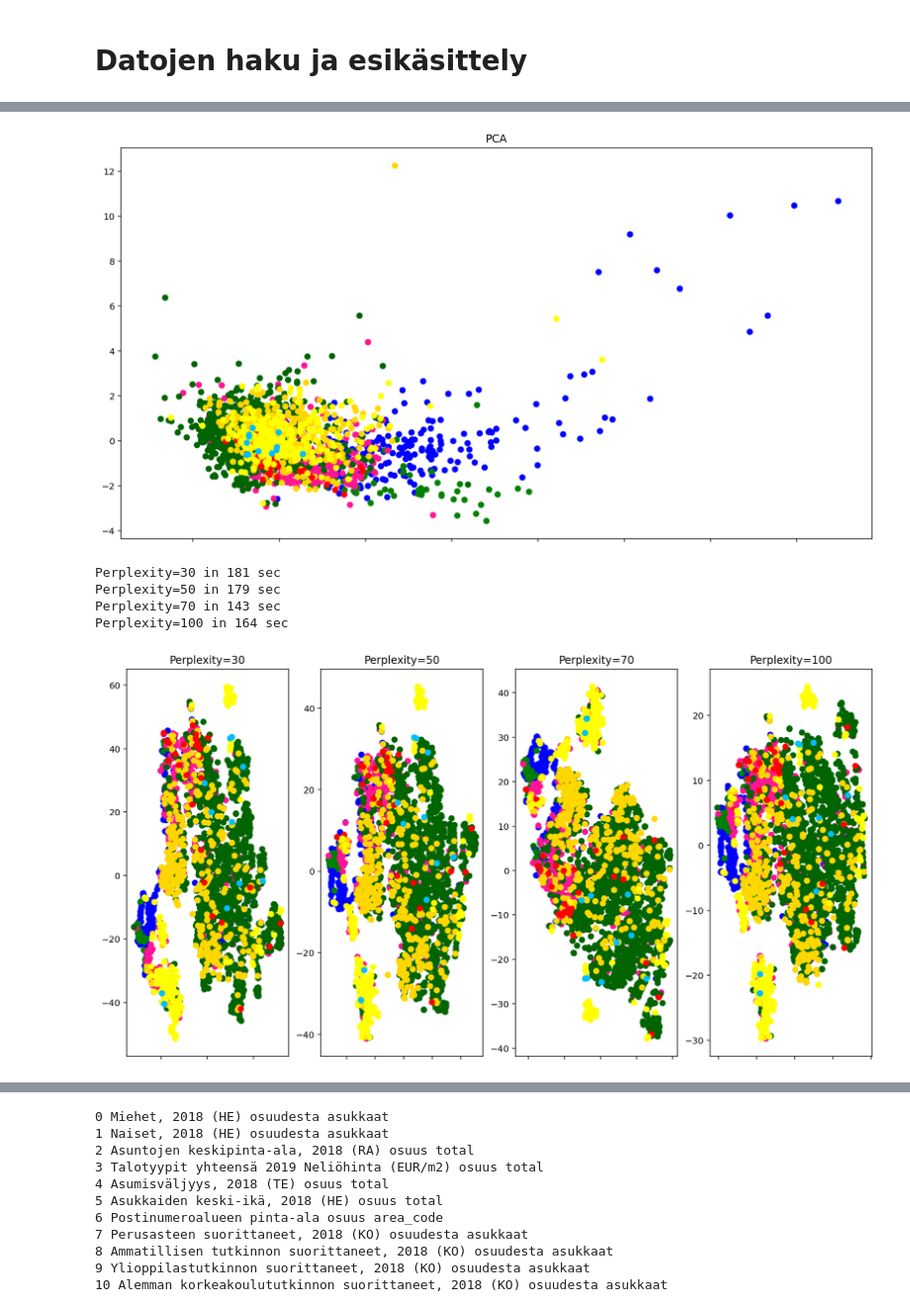
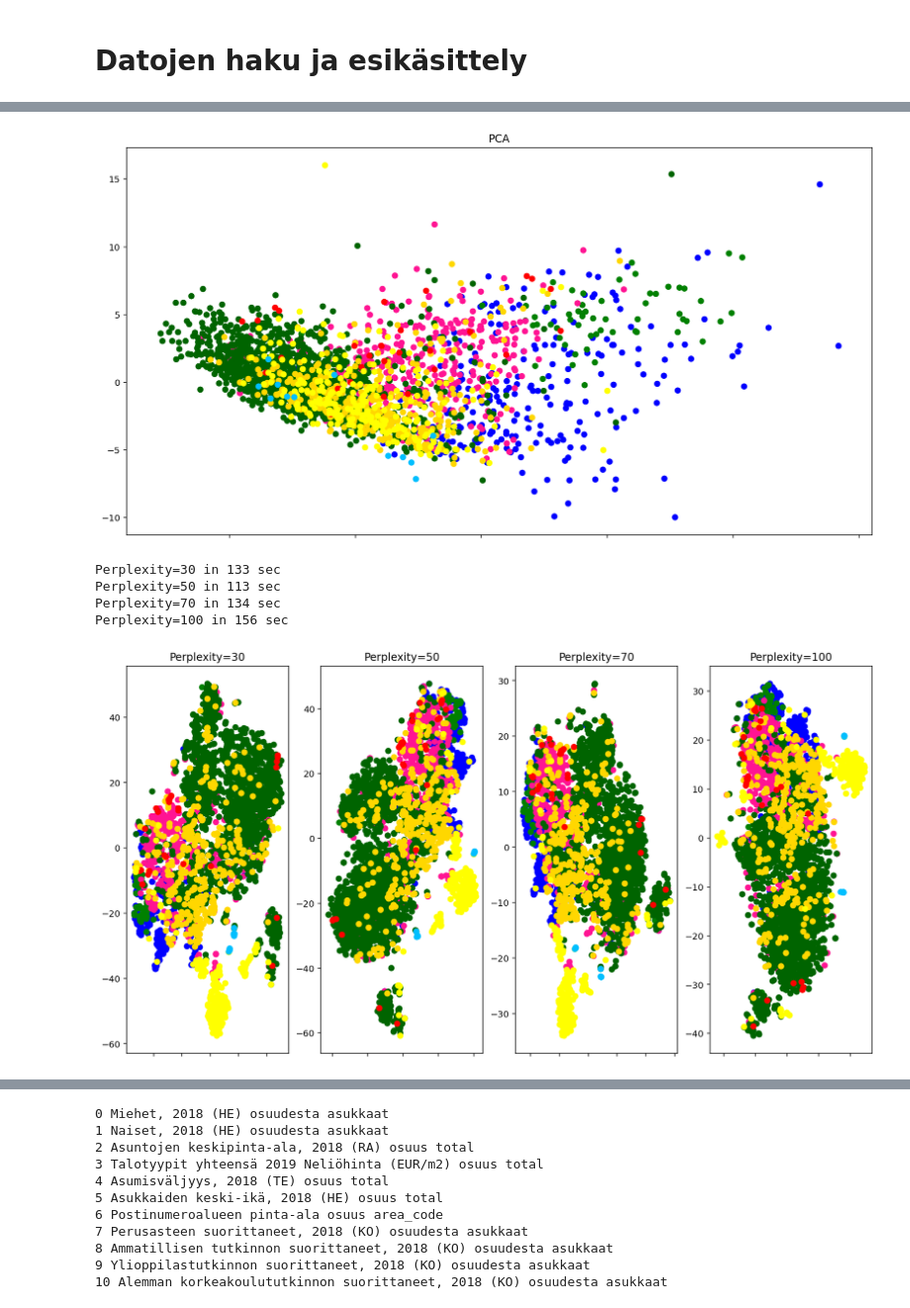
Before and after one commit to launis/areadata, a Jupyter notebook: clustering_pre_check.ipynb, the cells around one changed output, grey strips where cells are left out. Shown at 99% size. Cells and saved outputs as stored; diff of their text form; code cells hidden in the pictures.

```diff
--- a/clustering_pre_check.ipynb
+++ b/clustering_pre_check.ipynb
@@ -70,16 +66,16 @@ draw_clusters(X_scale, range_end=range_end)
 # %%
 n_components = 2
-draw_pca(X_scale, data, n_components = n_components, compare=True)
+draw_pca(X, data, n_components = n_components, compare=True)
 # %% [output]
-[figure, old version]
+[figure, new version]
 # %%
-drawTSNE(X_scale, data, n_components = n_components, compare=True)
+drawTSNE(X, data, n_components = n_components, compare=True)
 # %% [output]
-Perplexity=30 in 181 sec
-Perplexity=50 in 179 sec
-Perplexity=70 in 143 sec
-Perplexity=100 in 164 sec
+Perplexity=30 in 133 sec
+Perplexity=50 in 113 sec
+Perplexity=70 in 134 sec
+Perplexity=100 in 156 sec
-[figure, old version]
+[figure, new version]
 # %%
 axis_ranks =  [(0,1)]
 n_components = 2
```
Also changed, not shown: parts of 4 cells of this notebook, 13 other files.
